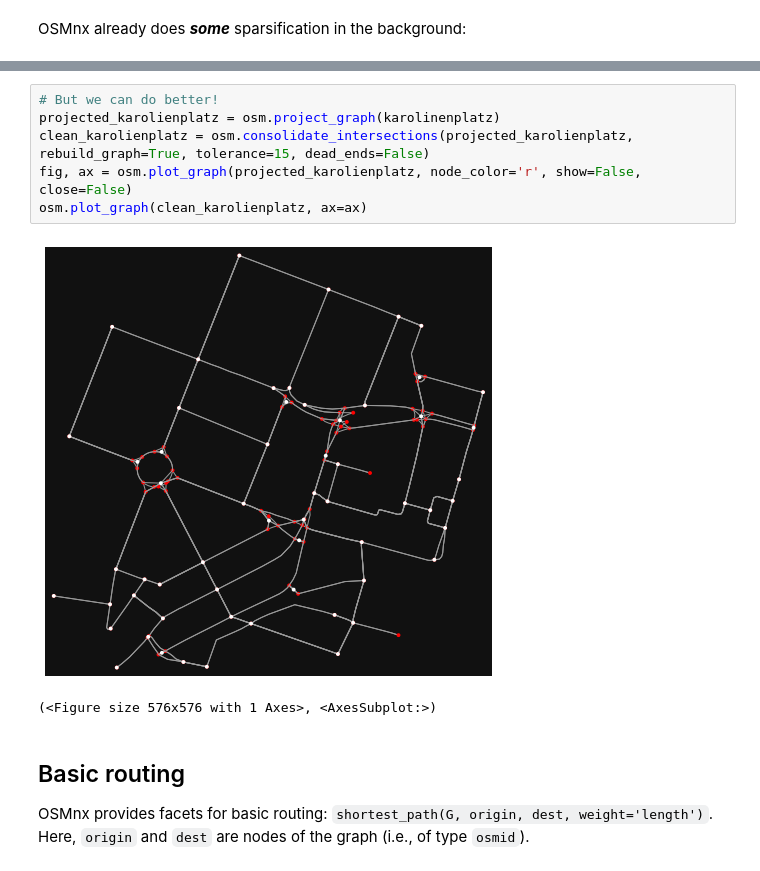
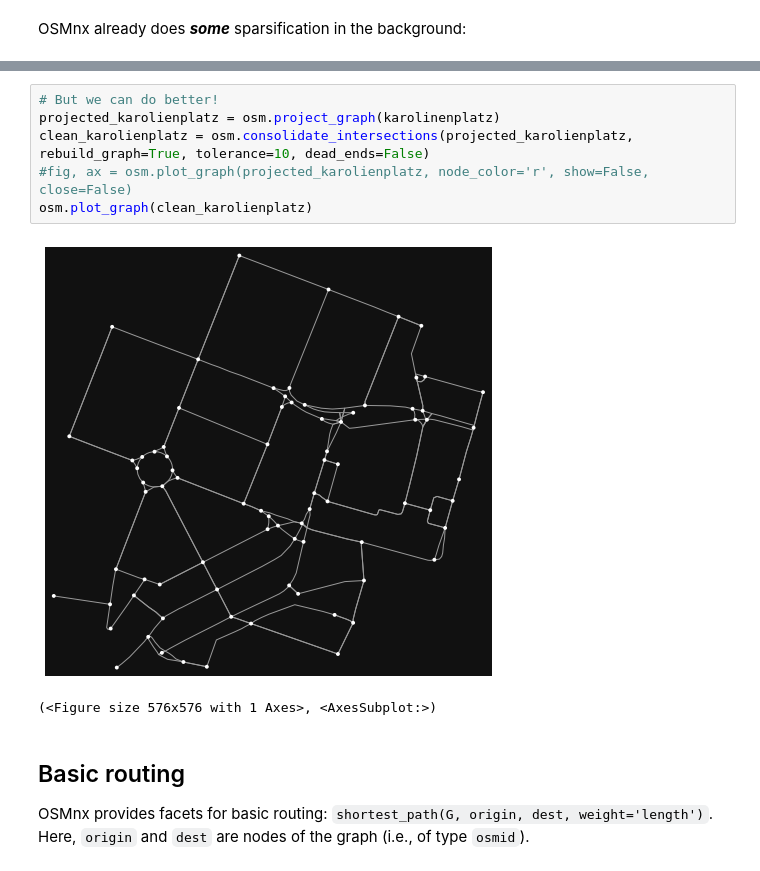
Before and after one commit to libklein/mfms-ss21, a Jupyter notebook: OSMNX/tutorial.ipynb, the cells around one changed output, grey strips where cells are left out. Drawn from its saved outputs; the diff is of its cells as text.

```diff
--- a/OSMNX/tutorial.ipynb
+++ b/OSMNX/tutorial.ipynb
@@ -286,11 +301,11 @@ osm.plot_graph(raw_karolienplatz, node_color=['w' if node in karolinenplatz else
 # %%
 # But we can do better!
 projected_karolienplatz = osm.project_graph(karolinenplatz)
-clean_karolienplatz = osm.consolidate_intersections(projected_karolienplatz, rebuild_graph=True, tolerance=15, dead_ends=False)
-fig, ax = osm.plot_graph(projected_karolienplatz, node_color='r', show=False, close=False)
-osm.plot_graph(clean_karolienplatz, ax=ax)
+clean_karolienplatz = osm.consolidate_intersections(projected_karolienplatz, rebuild_graph=True, tolerance=10, dead_ends=False)
+#fig, ax = osm.plot_graph(projected_karolienplatz, node_color='r', show=False, close=False)
+osm.plot_graph(clean_karolienplatz)
 # %% [output]
-[figure, old version]
+[figure, new version]
 (<Figure size 576x576 with 1 Axes>, <AxesSubplot:>)
 # %% [markdown]
 ## Basic routing
```
Also changed, not shown: parts of 25 cells of this notebook, 2 other files.
